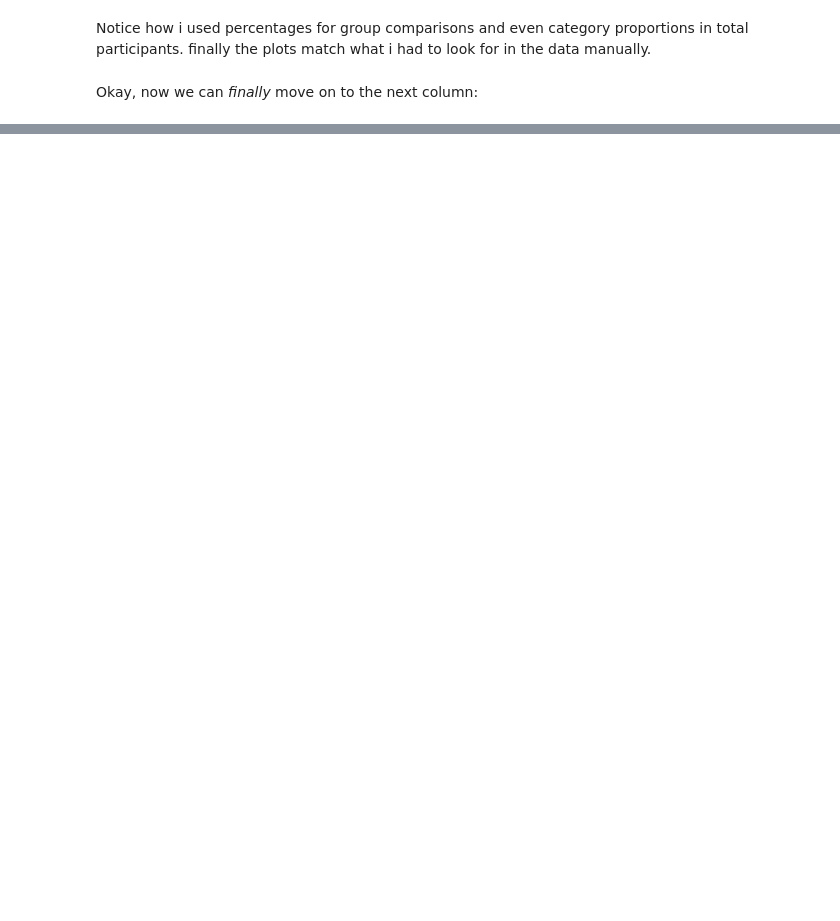
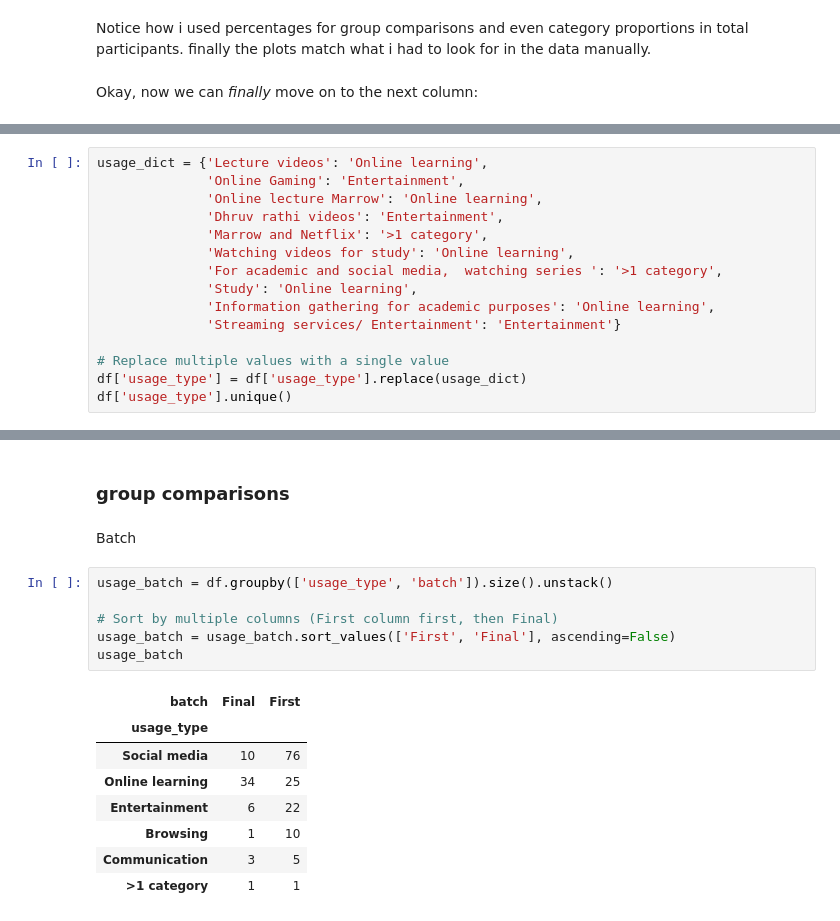
Before and after one commit to akankshazc/sts_iad, a Jupyter notebook: 2_basics.ipynb, the cells around one changed output, grey strips where cells are left out. Saved outputs shown, nothing was run; the diff lists cells and outputs as text; blank space fills up the shorter version.

Commit message:
Add analysis and comparison plots for Usage types

```diff
--- a/2_basics.ipynb
+++ b/2_basics.ipynb
@@ -429,0 +451,15 @@ Okay, now we can *finally* move on to the next column:
+# %%
+usage_dict = {'Lecture videos': 'Online learning',
+              'Online Gaming': 'Entertainment',
+              'Online lecture Marrow': 'Online learning',
+              'Dhruv rathi videos': 'Entertainment',
+              'Marrow and Netflix': '>1 category',
+              'Watching videos for study': 'Online learning',
+              'For academic and social media,  watching series ': '>1 category',
+              'Study': 'Online learning',
+              'Information gathering for academic purposes': 'Online learning',
+              'Streaming services/ Entertainment': 'Entertainment'}
+
+# Replace multiple values with a single value
+df['usage_type'] = df['usage_type'].replace(usage_dict)
+df['usage_type'].unique()
@@ -429,0 +517,19 @@ Okay, now we can *finally* move on to the next column:
+# %% [markdown]
+### group comparisons
+# %% [markdown]
+Batch
+# %%
+usage_batch = df.groupby(['usage_type', 'batch']).size().unstack()
+
+# Sort by multiple columns (First column first, then Final)
+usage_batch = usage_batch.sort_values(['First', 'Final'], ascending=False)
+usage_batch
+# %% [output]
+| batch | Final | First |
+| usage_type |  |  |
+| Social media | 10 | 76 |
+| Online learning | 34 | 25 |
+| Entertainment | 6 | 22 |
+| Browsing | 1 | 10 |
+| Communication | 3 | 5 |
+| >1 category | 1 | 1 |
```
Also changed, not shown: parts of 18 cells of this notebook.
